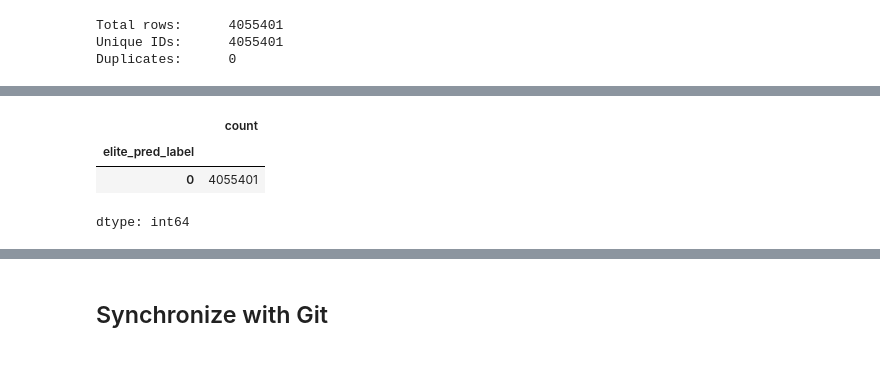
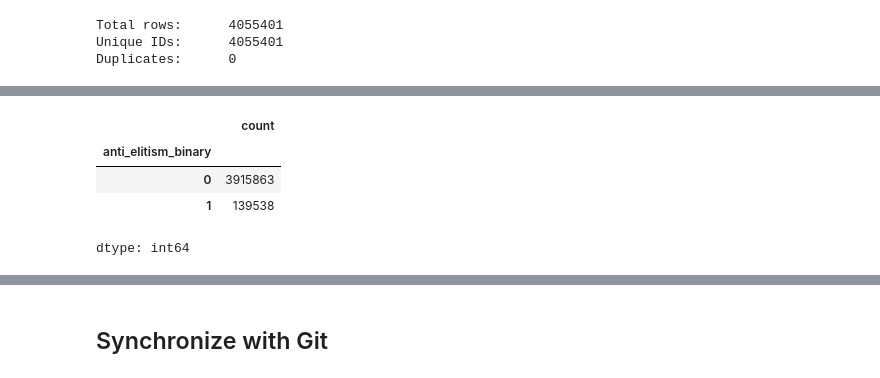
Before and after one commit to gransera/ep_populism_classification, a Jupyter notebook: notebooks/02_model_application_elite.ipynb, the cells around one changed output, grey strips where cells are left out. Drawn from its saved outputs; the diff is of its cells as text; code cells hidden in the pictures.

```diff
--- a/notebooks/02_model_application_elite.ipynb
+++ b/notebooks/02_model_application_elite.ipynb
@@ -199,6 +202,6 @@ Duplicates:      0
 # Apply best performing threshold
 
 THRESHOLD = 0.675
-preds_df['pred_label'] = (preds_df['prob_class1'] >= THRESHOLD).astype(int)
+preds_df['anti_elitism_binary'] = (preds_df['prob_anti_elitism'] >= THRESHOLD).astype(int)
 preds_df.head()
 # %% [output]
@@ -223,13 +226,6 @@ df_final.head()
 | 2 | 1_3 | 1 | 3 | Daniel Freund | Greens/EFA | 2024-04-25 | 2. Interinstitutional Body for Et... | 9 | 2024 | It cannot be that political decis... | ... |
 | 3 | 1_4 | 1 | 4 | Daniel Freund | Greens/EFA | 2024-04-25 | 2. Interinstitutional Body for Et... | 9 | 2024 | Whether Qatar, Russia, or China –... | ... |
 | 4 | 1_5 | 1 | 5 | Daniel Freund | Greens/EFA | 2024-04-25 | 2. Interinstitutional Body for Et... | 9 | 2024 | Even below the threshold of crimi... | ... |
-# %%
-# Change column names to "elite"
-df_final = df_final.rename(columns={
-    'prob_class0': 'elite_prob_class0',
-    'prob_class1': 'elite_prob_class1',
-    'pred_label':  'elite_pred_label'
-})
 # %%
 # Safe final file
 df_final.to_csv(output_folder / "ep_speeches_anti_elitism.csv", index=False)
@@ -245,7 +232,8 @@ df_final.head()
 # %%
-df_final['elite_pred_label'].value_counts()
+df_final['anti_elitism_binary'].value_counts()
 # %% [output]
 |  | count |
-| elite_pred_label |  |
-| 0 | 4055401 |
+| anti_elitism_binary |  |
+| 0 | 3915863 |
+| 1 | 139538 |
 dtype: int64
```
Also changed, not shown: parts of 14 cells of this notebook.
